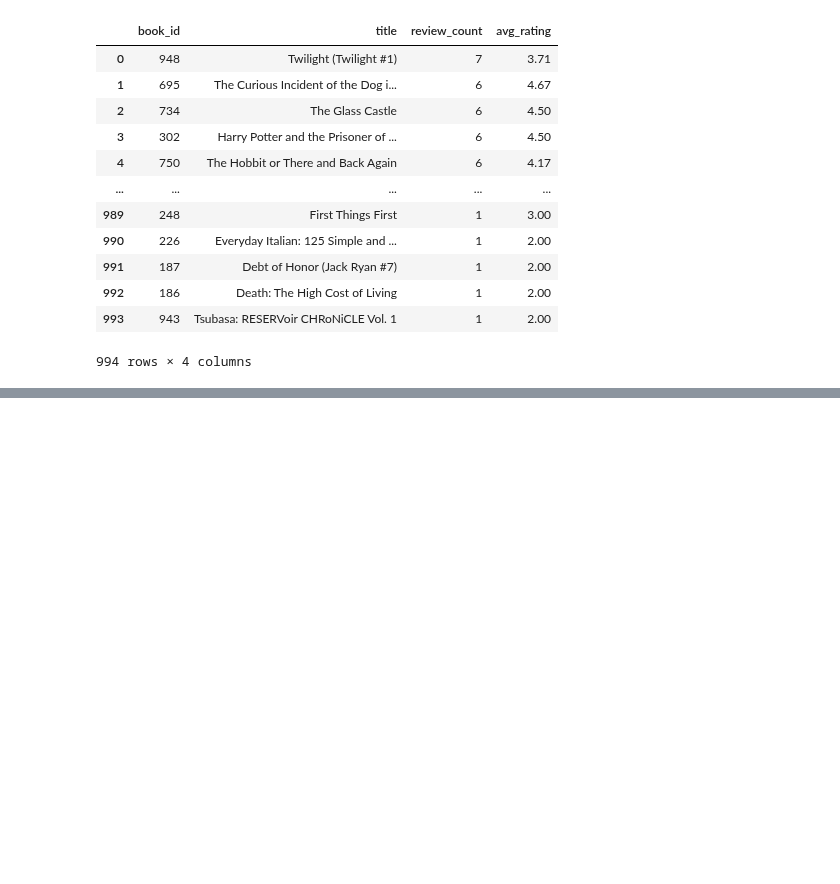
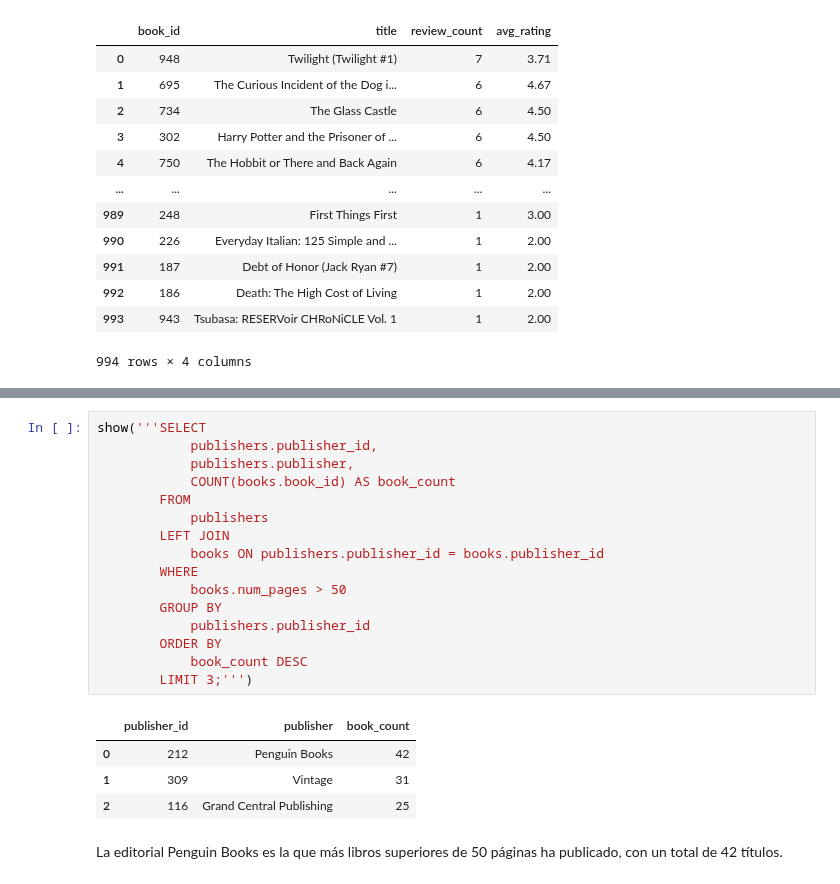
Before and after one commit to ScinDBad/DA_proyecto_final, a Jupyter notebook: sql_bookdata/sql_bookdata.ipynb, the cells around one changed output, grey strips where cells are left out. Drawn from its saved outputs; the diff is of its cells as text; blank space fills up the shorter version.

```diff
--- a/sql_bookdata/sql_bookdata.ipynb
+++ b/sql_bookdata/sql_bookdata.ipynb
@@ -261,0 +266,23 @@ show('''SELECT
+# %%
+show('''SELECT
+            publishers.publisher_id,
+            publishers.publisher,
+            COUNT(books.book_id) AS book_count
+        FROM
+            publishers
+        LEFT JOIN
+            books ON publishers.publisher_id = books.publisher_id
+        WHERE
+            books.num_pages > 50
+        GROUP BY
+            publishers.publisher_id
+        ORDER BY
+            book_count DESC
+        LIMIT 3;''')
+# %% [output]
+|  | publisher_id | publisher | book_count |
+| 0 | 212 | Penguin Books | 42 |
+| 1 | 309 | Vintage | 31 |
+| 2 | 116 | Grand Central Publishing | 25 |
+# %% [markdown]
+La editorial Penguin Books es la que más libros superiores de 50 páginas ha publicado, con un total de 42 títulos.
```
Also changed, not shown: parts of 2 cells of this notebook.
